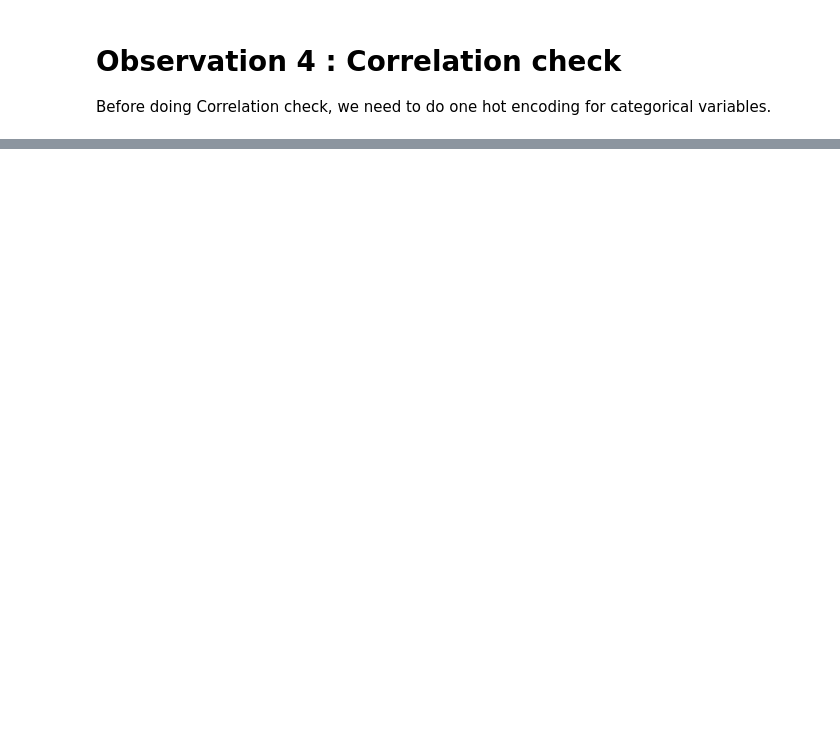
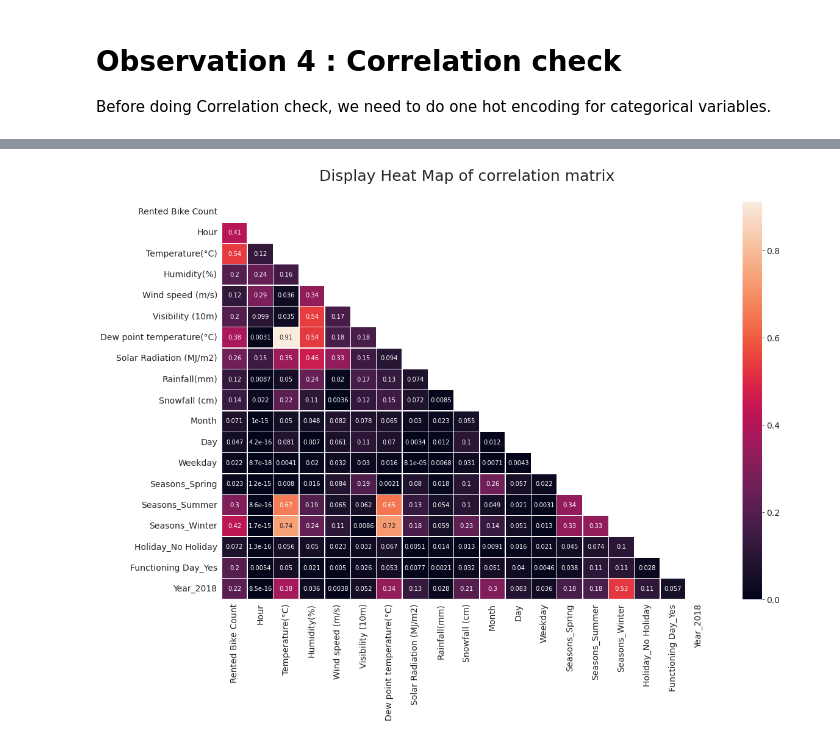
Before and after one commit to Gaurav2912/Bike-Sharing-Demand-Prediction, a Jupyter notebook: Bike_Sharing_Demand_Prediction_Capstone_Project.ipynb, the cells around one changed output, grey strips where cells are left out. Saved outputs shown, nothing was run; the diff lists cells and outputs as text; code cells hidden in the pictures; blank space fills up the shorter version.

```diff
--- a/Bike_Sharing_Demand_Prediction_Capstone_Project.ipynb
+++ b/Bike_Sharing_Demand_Prediction_Capstone_Project.ipynb
@@ -294,5 +290,9 @@ plt.tight_layout();
 
 
 Before doing Correlation check, we need to do one hot encoding for categorical variables.
+# %%
+# converting Year feature from int data type to string format
+df["Year"]= df["Year"].astype(str)
 # %%
 df_objs = df.select_dtypes(include= 'object')  # data frame with categorical feature
+df_nums = df.select_dtypes(exclude= 'object')  # data frame with numerical features (including boolean datatype)
@@ -311,9 +299,9 @@ Index(['Seasons', 'Holiday', 'Functioning Day'], dtype='object')
 # %%
 # to create dummy variables, drop_firt is for one hot-encoding
-df_objs = pd.get_dummies(df_objs, drop_first= True)
+df_objs_encoded = pd.get_dummies(df_objs, drop_first= True)
 
 # concatinate state , numeric and object (after one-hot encoding)  columns
-df_final = pd.concat([df_nums, df_objs], axis= 1)
+df_final = pd.concat([df_nums, df_objs_encoded], axis= 1)
 # %%
 df_final.info()
 # %% [output]
@@ -336,0 +325,16 @@ memory usage: 1009.6 KB
+# %%
+# for finding correlation matrix , using .corr() method
+corr_df = df_final.corr()
+
+# Creates a blanck canvas
+plt.figure(figsize= (18,12))
+
+# creating mask for lower triangular matrix
+mask = np.triu(np.ones_like(corr_df))
+
+# plotting heat map of correlation matrix
+sns.heatmap(abs(corr_df), annot= True, annot_kws={"size":10}, mask= mask, linewidth= .5)
+# add title
+plt.title("Display Heat Map of correlation matrix\n", fontsize= 25);
+# %% [output]
+[figure, added]
```
Also changed, not shown: parts of 18 cells of this notebook.
